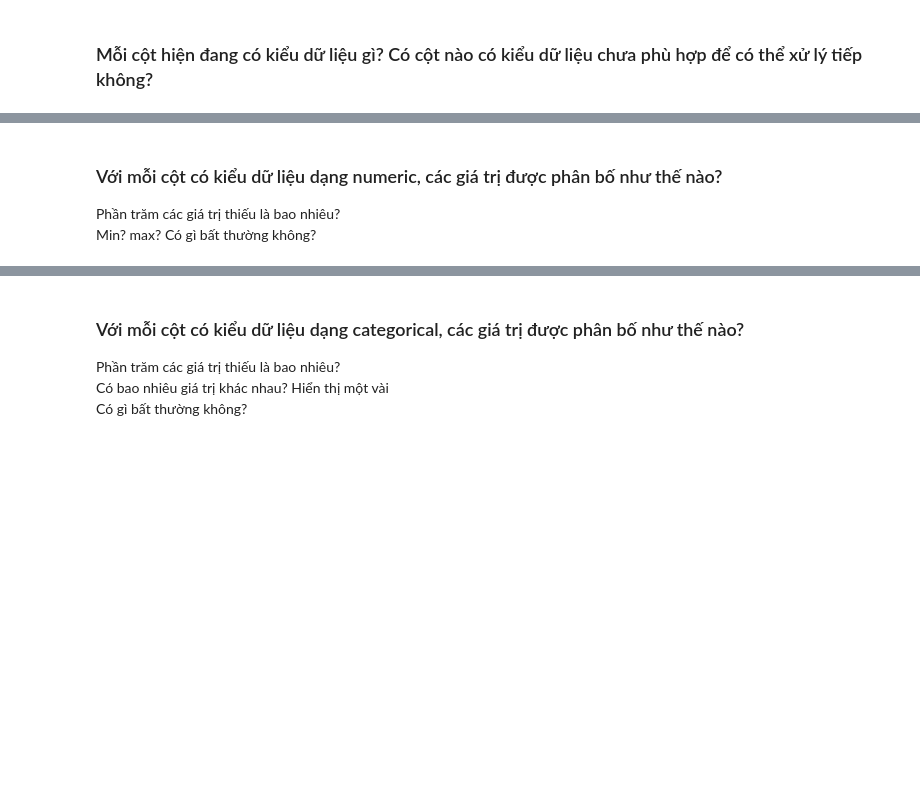
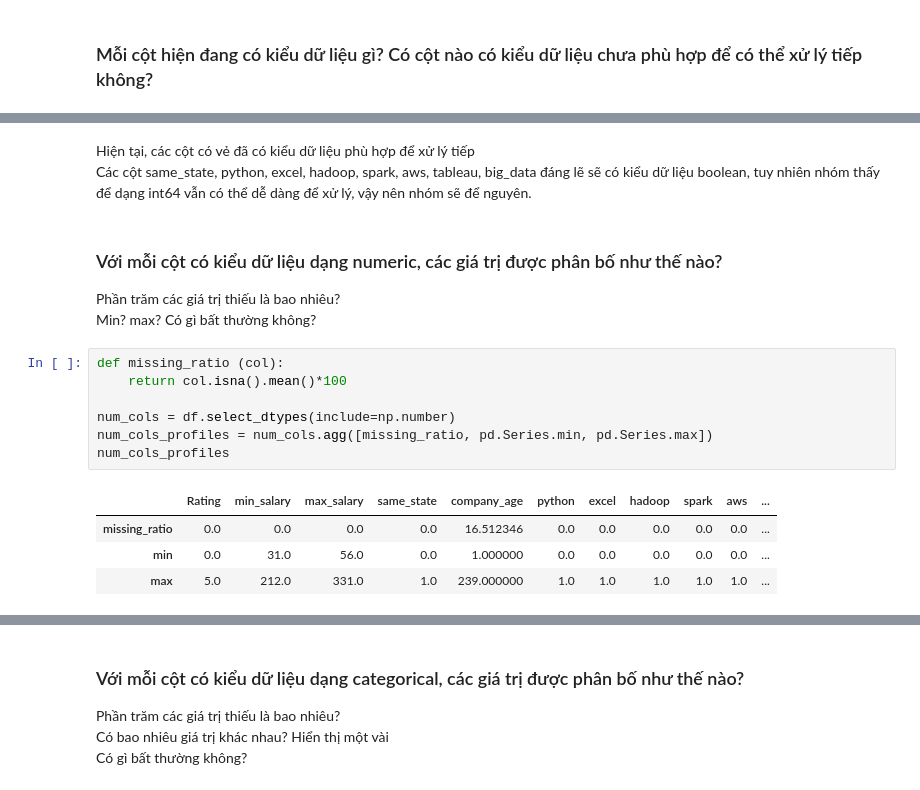
Before and after one commit to fminhtu/P4DS-FinalProject, a Jupyter notebook: Final.ipynb, the cells around one changed output, grey strips where cells are left out. Saved outputs shown, nothing was run; the diff lists cells and outputs as text; blank space fills up the shorter version.

```diff
--- a/Final.ipynb
+++ b/Final.ipynb
@@ -46,4 +173,19 @@ Dữ liệu này được thu thập bằng cách Web scrapping, Data cleaning &
+# %% [markdown]
+Hiện tại, các cột có vẻ đã có kiểu dữ liệu phù hợp để xử lý tiếp
+Các cột same_state, python, excel, hadoop, spark, aws, tableau, big_data đáng lẽ sẽ có kiểu dữ liệu boolean, tuy nhiên nhóm thấy để dạng int64 vẫn có thể dễ dàng để xử lý, vậy nên nhóm sẽ để nguyên.
 # %% [markdown]
 ### Với mỗi cột có kiểu dữ liệu dạng numeric, các giá trị được phân bố như thế nào?
 Phần trăm các giá trị thiếu là bao nhiêu?
 Min? max? Có gì bất thường không?
+# %%
+def missing_ratio (col):
+    return col.isna().mean()*100
+
+num_cols = df.select_dtypes(include=np.number)
+num_cols_profiles = num_cols.agg([missing_ratio, pd.Series.min, pd.Series.max])
+num_cols_profiles
+# %% [output]
+|  | Rating | min_salary | max_salary | same_state | company_age | python | excel | hadoop | spark | aws | ... |
+| missing_ratio | 0.0 | 0.0 | 0.0 | 0.0 | 16.512346 | 0.0 | 0.0 | 0.0 | 0.0 | 0.0 | ... |
+| min | 0.0 | 31.0 | 56.0 | 0.0 | 1.000000 | 0.0 | 0.0 | 0.0 | 0.0 | 0.0 | ... |
+| max | 5.0 | 212.0 | 331.0 | 1.0 | 239.000000 | 1.0 | 1.0 | 1.0 | 1.0 | 1.0 | ... |
```
Also changed, not shown: parts of 22 cells of this notebook.
